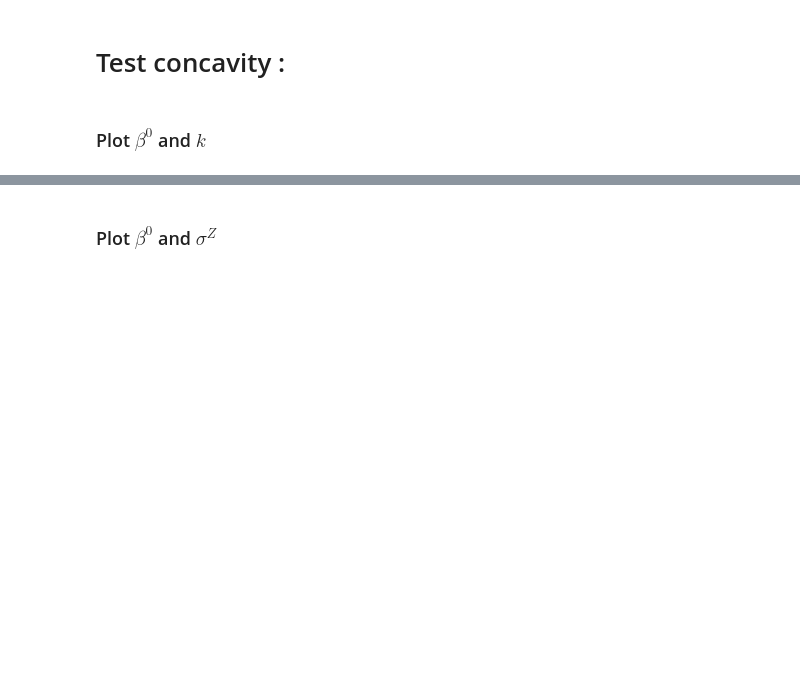
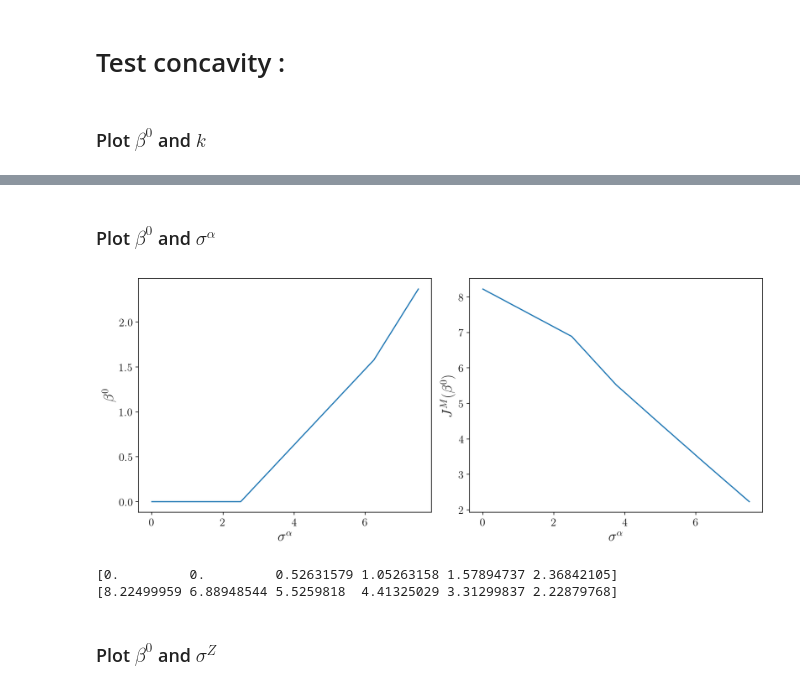
Before and after one commit to AdrienMathieu-eng/Nash-Equilibrium-, a Jupyter notebook: non_linear_BSDE_v2.ipynb, the cells around one changed output, grey strips where cells are left out. Saved outputs shown, nothing was run; the diff lists cells and outputs as text; code cells hidden in the pictures; blank space fills up the shorter version.

```diff
--- a/non_linear_BSDE_v2.ipynb
+++ b/non_linear_BSDE_v2.ipynb
@@ -37,26 +37,26 @@ import torch
 import torch.nn as nn
 import matplotlib.pyplot as plt
 # %%
-k = 1 #baseline k = 2
-sigma_alpha = 5
+k = .75 #baseline k = 2
+sigma_alpha = 6 #5
 eta_alpha = .3
 sigma_z_tilde = 50 #50 #small:5 #50 baseline
 eta_z_tilde= 10 #small:1 #10 baseline
 kappa = .07 #.07 #benchmark was k=0.7, then for large b it was k=1
 phi = 0. #0.001
 b = 0.  #.03 new benchmark  # 0.3 (beta)
-l = 0 #0.5 (beta^0)
-beta_1 = 0.18 # 0.05 #(beta^1)
+l = .78 #0.5 (beta^0)
+beta_1 = 0.2  # 0.05 #(beta^alpha)
 sigma_z = sigma_z_tilde*np.exp(-k*(l+b+beta_1))
 eta_z = eta_z_tilde
 alpha_I = 0 # 0.001 #(ksi^I)
 psi = alpha_I + b/2
 T = .99
-N = 100
-N_steps = 101 #1001
+N = 400
+N_steps = 11 #1001
 Batch_size = 100 #100
 kappa_z = 1
-Number_size= 200
+Number_size= 100
 dt = T/N
 rho = 0
 # %%
@@ -1736,2 +1703,53 @@ plt.show()
+# %% [markdown]
+### Plot $\beta^0$ and $\sigma^\alpha$
+# %%
+l = []
+k = 0.75
+sigma_values = 50
+sigma_alpha_values = np.array([0,2.5, 3.75, 5, 6.25, 7.5])
+beta0_values = np.linspace(0, 5, 20)
+
+beta_opt = []
+JM_opt = []
+
+for sigma_alpha in sigma_alpha_values:
+    JM_vals = [JM(beta0, k, sigma_values, sigma_alpha)[0] for beta0 in beta0_values]
+
+    max_idx = np.argmax(JM_vals)
+    max_beta0 = beta0_values[max_idx]
+    max_JM = JM_vals[max_idx]
+
+    beta_opt.append(max_beta0)
+    JM_opt.append(max_JM)
+
+beta_opt = np.array(beta_opt)
+JM_opt = np.array(JM_opt)
+
+# --- Deux plots côte à côte ---
+plt.figure(figsize=(12, 5))
+
+# --- Plot 1 : beta* en fonction de sigma_alpha ---
+plt.subplot(1, 2, 1)
+plt.plot(sigma_alpha_values, beta_opt,color='tab:blue')
+plt.xlabel(r'$\sigma^\alpha$', fontsize=fsL)
+plt.ylabel(r'$\beta^{0}$', fontsize=fsL)
+
+# --- Plot 2 : JM(beta*) en fonction de sigma_alpha ---
+plt.subplot(1, 2, 2)
+plt.plot(sigma_alpha_values, JM_opt,color="tab:blue")
+plt.xlabel(r'$\sigma^\alpha$', fontsize=fsL)
+plt.ylabel(r'$J^M(\beta^{0})$', fontsize=fsL)
+
+plt.savefig("figures_Stackelberg/stack_sig_a_smalle_kappa_small_k.pdf", format="pdf", dpi=dpi)
+plt.tight_layout()
+plt.show()
+# %% [output]
+[figure, added]
+# %%
+print(beta_opt)
+print(JM_opt)
+# %% [output]
+[0.         0.         0.52631579 1.05263158 1.57894737 2.36842105]
+[8.22499959 6.88948544 5.5259818  4.41325029 3.31299837 2.22879768]
 # %% [markdown]
 ### Plot $\beta^0$ and $\sigma^Z$
```
Also changed, not shown: parts of 32 cells of this notebook.
